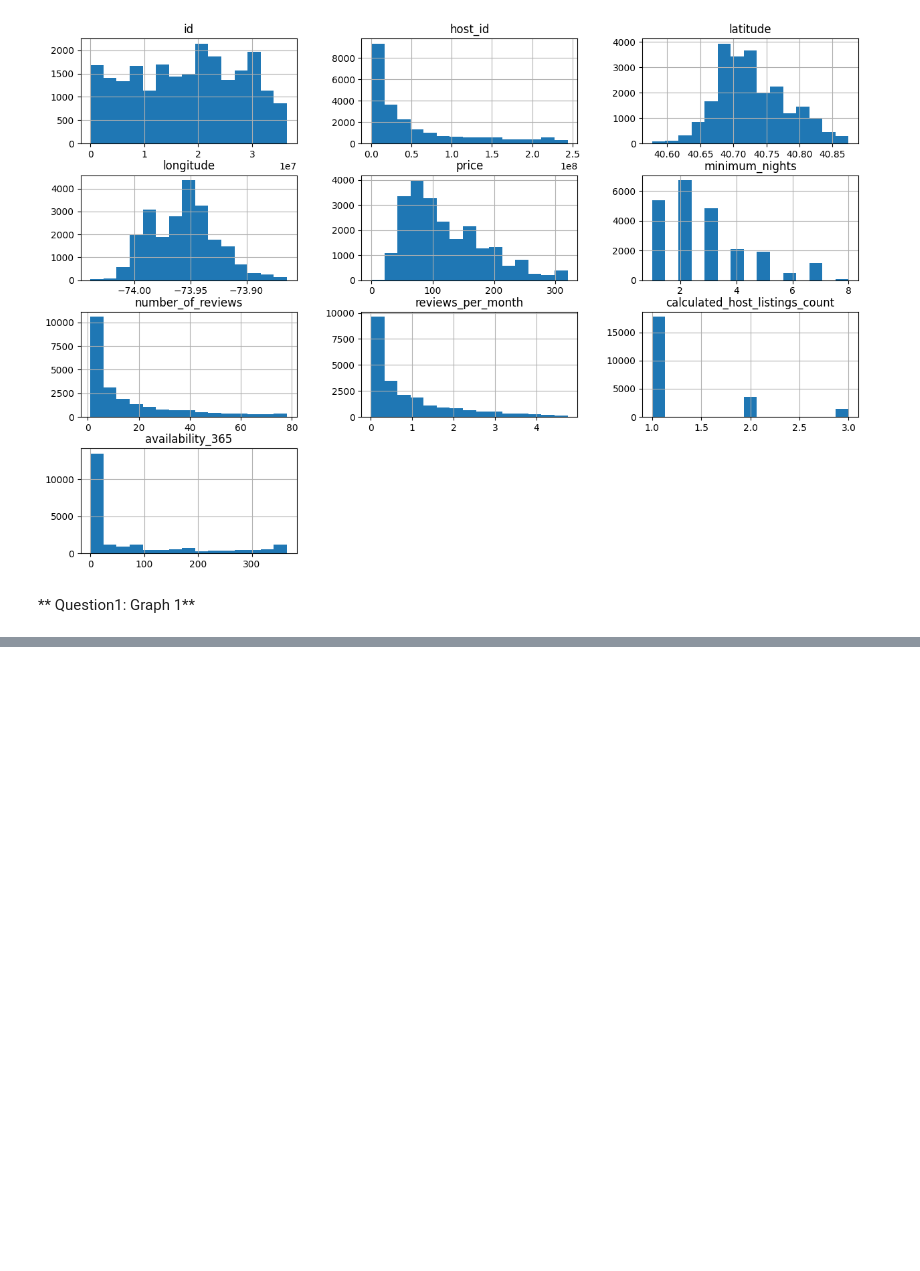
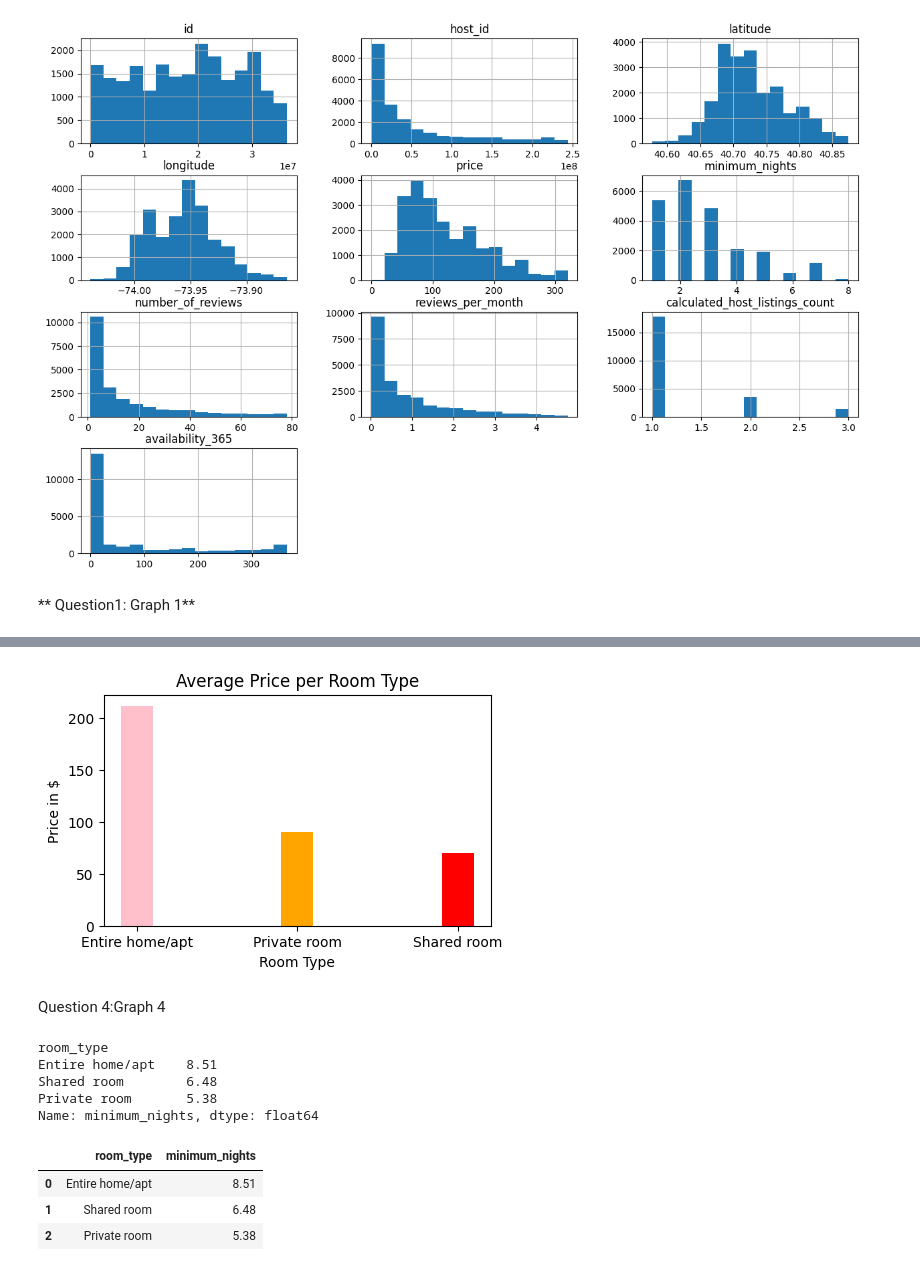
Before and after one commit to Nikhil0314/Capstone-project-1-Airbnb-Bookings-Analysis-EDA, a Jupyter notebook: AirBnb_Booking_Analysis_EDA.ipynb, the cells around one changed output, grey strips where cells are left out. Cells and saved outputs as stored; diff of their text form; code cells hidden in the pictures; blank space fills up the shorter version.

```diff
--- a/AirBnb_Booking_Analysis_EDA.ipynb
+++ b/AirBnb_Booking_Analysis_EDA.ipynb
@@ -289,0 +342,13 @@ plt.pie(x="room_type",labels=)
+# %%
+type_price = round(Data.groupby('room_type').price.mean(),2).sort_values(ascending=False)
+print(type_price)
+
+
+type_price = pd.DataFrame(type_price)
+#rename columns
+type_price.reset_index( inplace=True)
+type_price.rename({'room_type':'room_type'}, axis=1, inplace=True)
+
+
+type_price.rename(columns ={'index':'room_type'},inplace =True)
+type_price
@@ -289,0 +365,36 @@ plt.pie(x="room_type",labels=)
+# %%
+plt.figure(figsize=(5,3))
+c=['pink', 'orange','red']
+plt.bar('room_type', 'price', color=c,data=type_price , width=0.2)
+plt.title('Average Price per Room Type')
+plt.xlabel('Room Type')
+plt.ylabel('Price in $')
+
+plt.show()
+# %% [output]
+[figure, added]
+# %% [markdown]
+Question 4:Graph 4
+# %%
+room_type_nights = round(Data.groupby('room_type').minimum_nights.mean(),2).sort_values(ascending=False)
+print(room_type_nights)
+# %% [output]
+room_type
+Entire home/apt    8.51
+Shared room        6.48
+Private room       5.38
+Name: minimum_nights, dtype: float64
+# %%
+room_type_nights = pd.DataFrame(room_type_nights)
+#rename columns
+room_type_nights.reset_index( inplace=True)
+room_type_nights.rename({'room_type':'room_type'}, axis=1, inplace=True)
+
+
+room_type_nights.rename(columns ={'index':'room_type'},inplace =True)
+room_type_nights
+# %% [output]
+|  | room_type | minimum_nights |
+| 0 | Entire home/apt | 8.51 |
+| 1 | Shared room | 6.48 |
+| 2 | Private room | 5.38 |
```
Also changed, not shown: parts of 18 cells of this notebook.
